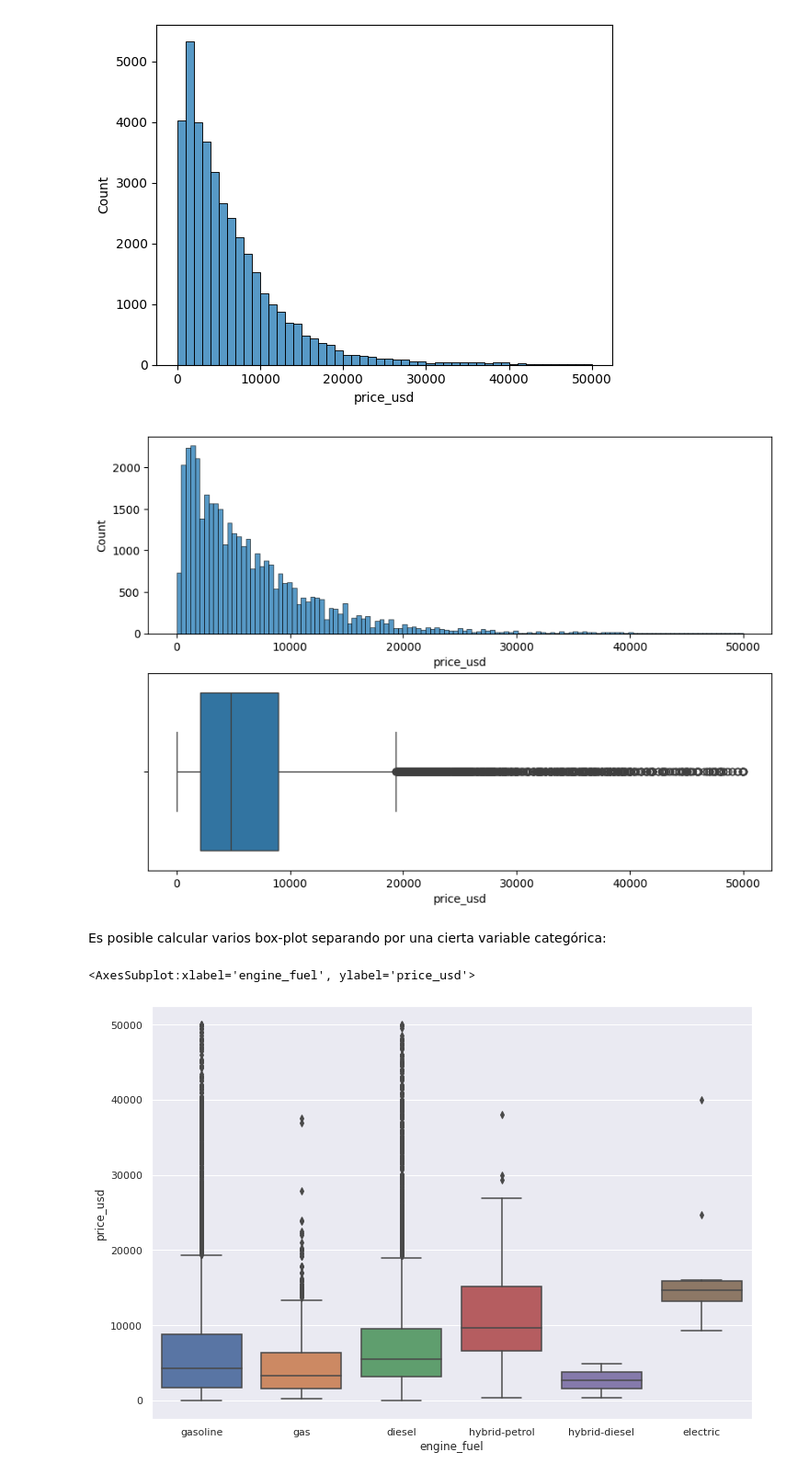
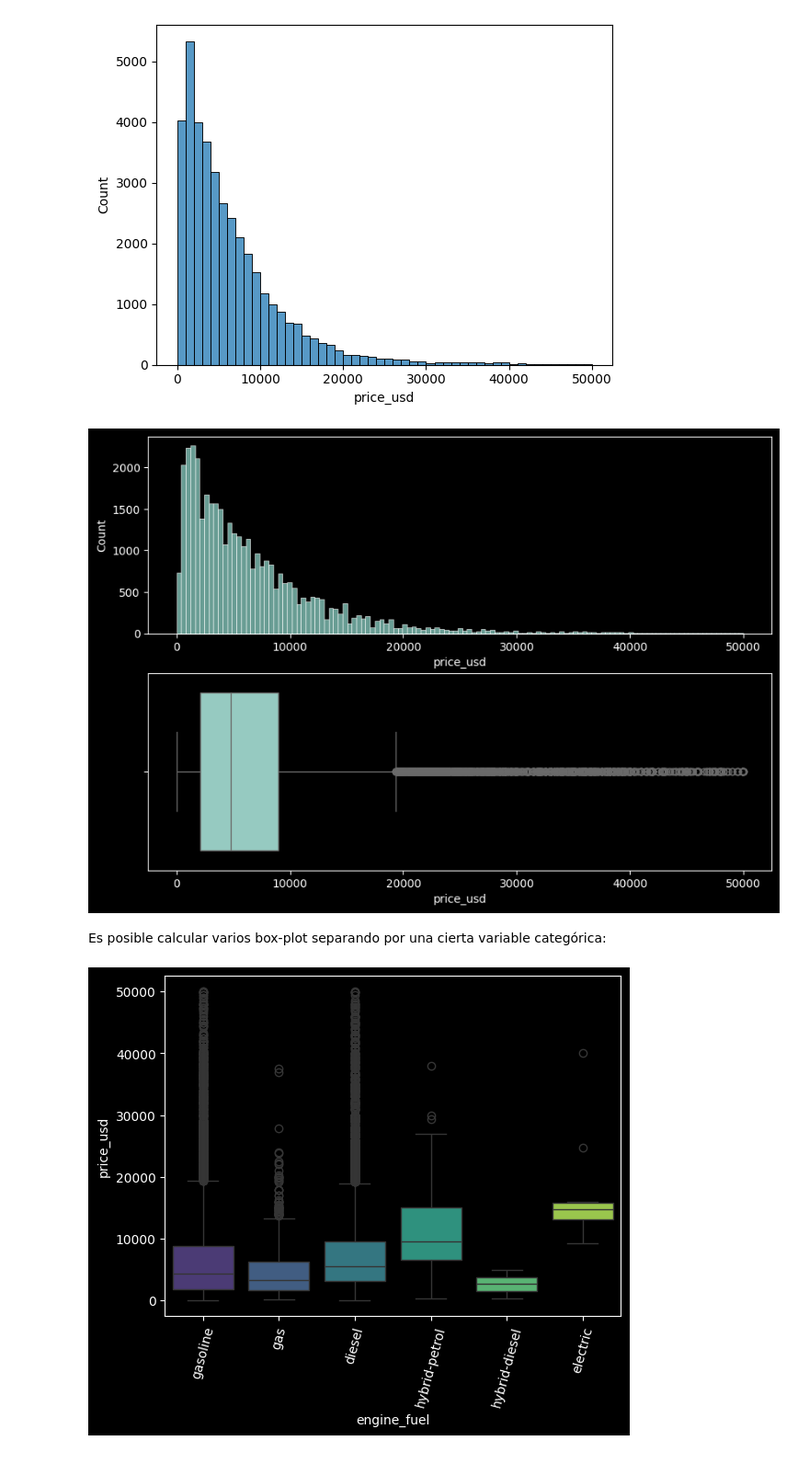
Before and after one commit to Ojitos369/data_scientist_with_python, a Jupyter notebook: MDSED_matematicas_data_science_estadistica_descriptiva/[clase-10]medidas-dispersion.ipynb, the cells around one changed output. Shown at 92% size. Saved outputs shown, nothing was run; the diff lists cells and outputs as text; code cells hidden in the pictures.

```diff
--- a/MDSED_matematicas_data_science_estadistica_descriptiva/[clase-10]medidas-dispersion.ipynb
+++ b/MDSED_matematicas_data_science_estadistica_descriptiva/[clase-10]medidas-dispersion.ipynb
@@ -6,6 +6,8 @@ continuamos con el dataset https://www.kaggle.com/lepchenkov/usedcarscatalog
 import pandas as pd
 import matplotlib.pyplot as plt
 import seaborn as sns
+# %%
+plt.style.use('dark_background')
 # %%
 df = pd.read_csv('cars.csv')
 df.head()
@@ -72,15 +74,16 @@ plt.show()
 [figure]
 # %%
 fig, (ax_hist, ax_box) = plt.subplots(2, figsize=(10, 7))
-sns.histplot(df['price_usd'], ax=ax_hist)
-sns.boxplot(df['price_usd'], ax=ax_box, orient='h')
+sns.histplot(data=df, x='price_usd', ax=ax_hist)
+sns.boxplot(data=df, x='price_usd', ax=ax_box, orient='h')
 plt.show()
 # %% [output]
-[figure, old version]
+[figure, new version]
 # %% [markdown]
 Es posible calcular varios box-plot separando por una cierta variable categórica:
 # %%
-sns.boxplot(x = 'engine_fuel', y = 'price_usd', data = df)
+sns.boxplot(data=df, x="engine_fuel", y="price_usd", palette='viridis', hue='engine_fuel')
+plt.xticks(rotation=75)
+plt.show()
 # %% [output]
-<AxesSubplot:xlabel='engine_fuel', ylabel='price_usd'>
-[figure, old version]
+[figure, new version]
```
Also changed, not shown: parts of 3 cells of this notebook.
